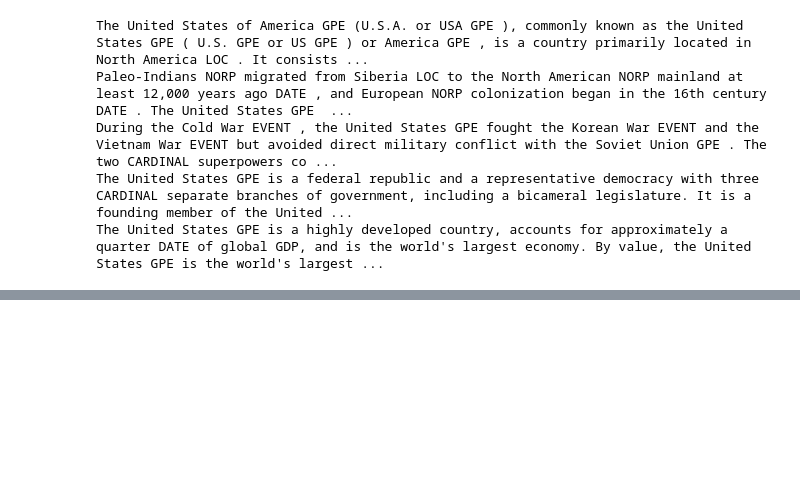
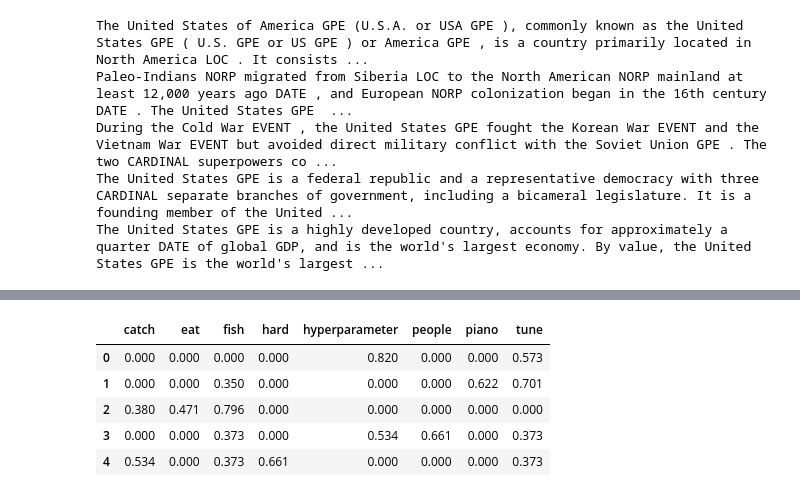
Before and after one commit to srisabarish0112/NLP-functions-Practice, a Jupyter notebook: nlp_practice.ipynb, the cells around one changed output, grey strips where cells are left out. Cells and saved outputs as stored; diff of their text form; code cells hidden in the pictures; blank space fills up the shorter version.

```diff
--- a/nlp_practice.ipynb
+++ b/nlp_practice.ipynb
@@ -194,0 +272,12 @@ The United States GPE is a highly developed country, accounts for approximately
+# %%
+vectorizer = TfidfVectorizer(stop_words='english')
+X = vectorizer.fit_transform(corpus)
+df = pd.DataFrame(np.round(X.toarray(),3), columns=vectorizer.get_feature_names_out())
+df
+# %% [output]
+|  | catch | eat | fish | hard | hyperparameter | people | piano | tune |
+| 0 | 0.000 | 0.000 | 0.000 | 0.000 | 0.820 | 0.000 | 0.000 | 0.573 |
+| 1 | 0.000 | 0.000 | 0.350 | 0.000 | 0.000 | 0.000 | 0.622 | 0.701 |
+| 2 | 0.380 | 0.471 | 0.796 | 0.000 | 0.000 | 0.000 | 0.000 | 0.000 |
+| 3 | 0.000 | 0.000 | 0.373 | 0.000 | 0.534 | 0.661 | 0.000 | 0.373 |
+| 4 | 0.534 | 0.000 | 0.373 | 0.661 | 0.000 | 0.000 | 0.000 | 0.373 |
```
Also changed, not shown: parts of 11 cells of this notebook.
